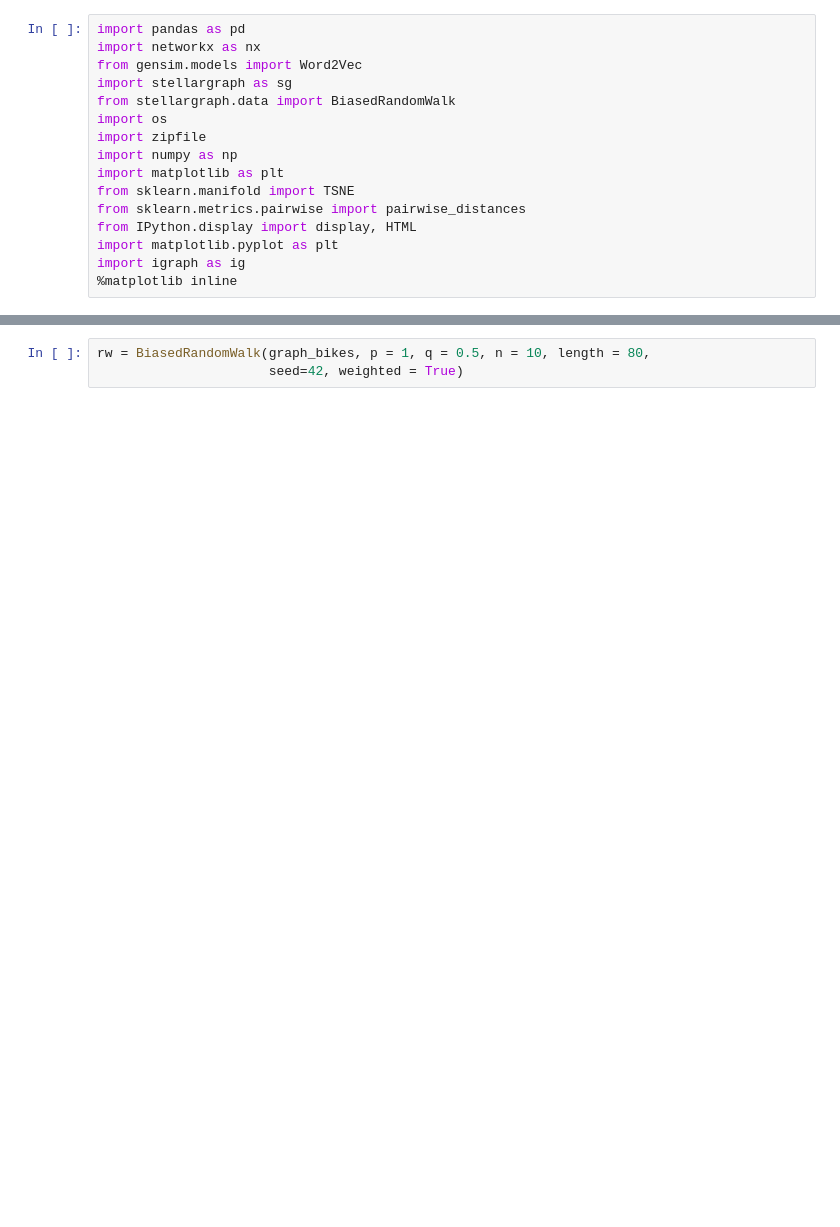
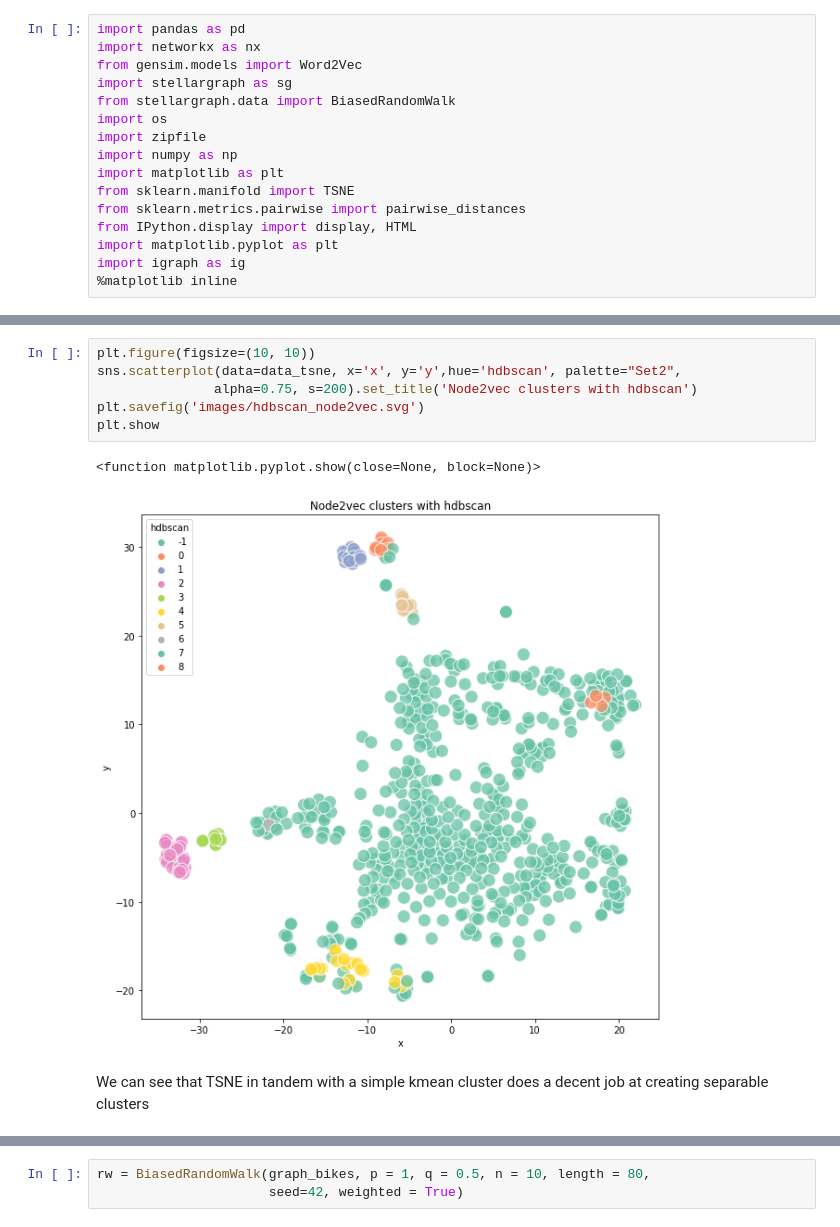
Before and after one commit to jlealtru/website_tutorials, a Jupyter notebook: notebooks/node2vec with capitol bikeshare data.ipynb, the cells around one changed output, grey strips where cells are left out. Cells and saved outputs as stored; diff of their text form; blank space fills up the shorter version.

```diff
--- a/notebooks/node2vec with capitol bikeshare data.ipynb
+++ b/notebooks/node2vec with capitol bikeshare data.ipynb
@@ -39,0 +215,11 @@ graph_bikes.info()
+# %%
+plt.figure(figsize=(10, 10))
+sns.scatterplot(data=data_tsne, x='x', y='y',hue='hdbscan', palette="Set2",
+               alpha=0.75, s=200).set_title('Node2vec clusters with hdbscan')
+plt.savefig('images/hdbscan_node2vec.svg')
+plt.show
+# %% [output]
+<function matplotlib.pyplot.show(close=None, block=None)>
+[figure, added]
+# %% [markdown]
+We can see that TSNE in tandem with a simple kmean cluster does a decent job at creating separable clusters
```
Also changed, not shown: parts of 56 cells of this notebook, 5 other files.
